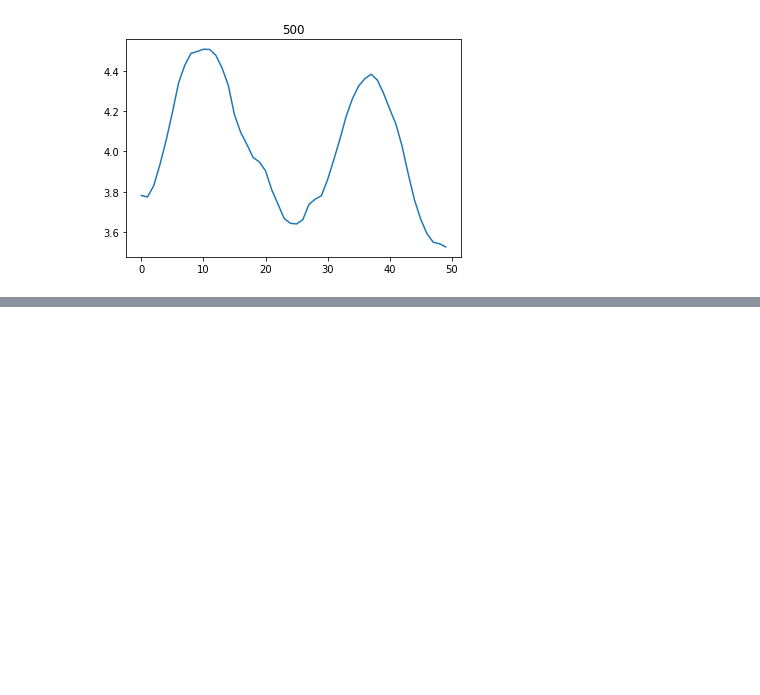
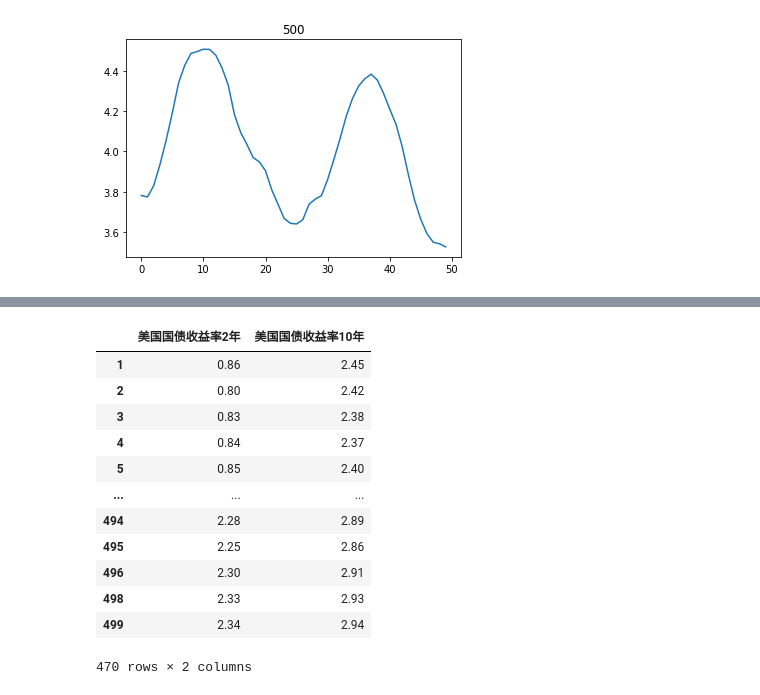
Before and after one commit to wangjiatao/curve_yield_and_space_distance, a Jupyter notebook: curve_yield_and_space_distance.ipynb, the cells around one changed output, grey strips where cells are left out. Cells and saved outputs as stored; diff of their text form; code cells hidden in the pictures; blank space fills up the shorter version.

```diff
--- a/curve_yield_and_space_distance.ipynb
+++ b/curve_yield_and_space_distance.ipynb
@@ -58,0 +97,16 @@ plt.plot(eudc)
+# %%
+busdf
+# %% [output]
+|  | 美国国债收益率2年 | 美国国债收益率10年 |
+| 1 | 0.86 | 2.45 |
+| 2 | 0.80 | 2.42 |
+| 3 | 0.83 | 2.38 |
+| 4 | 0.84 | 2.37 |
+| 5 | 0.85 | 2.40 |
+| ... | ... | ... |
+| 494 | 2.28 | 2.89 |
+| 495 | 2.25 | 2.86 |
+| 496 | 2.30 | 2.91 |
+| 498 | 2.33 | 2.93 |
+| 499 | 2.34 | 2.94 |
+470 rows × 2 columns
```
Also changed, not shown: parts of 5 cells of this notebook.
